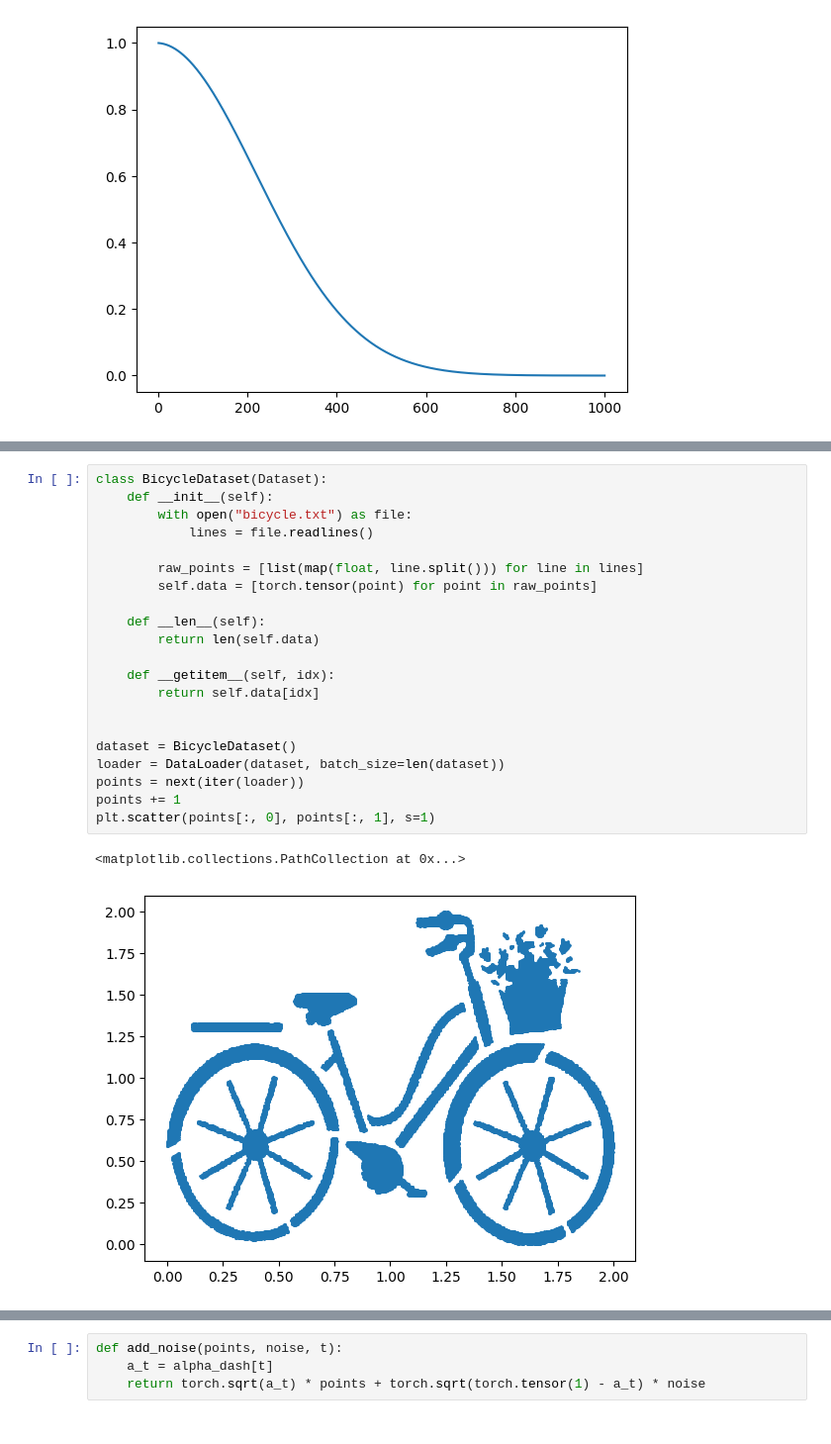
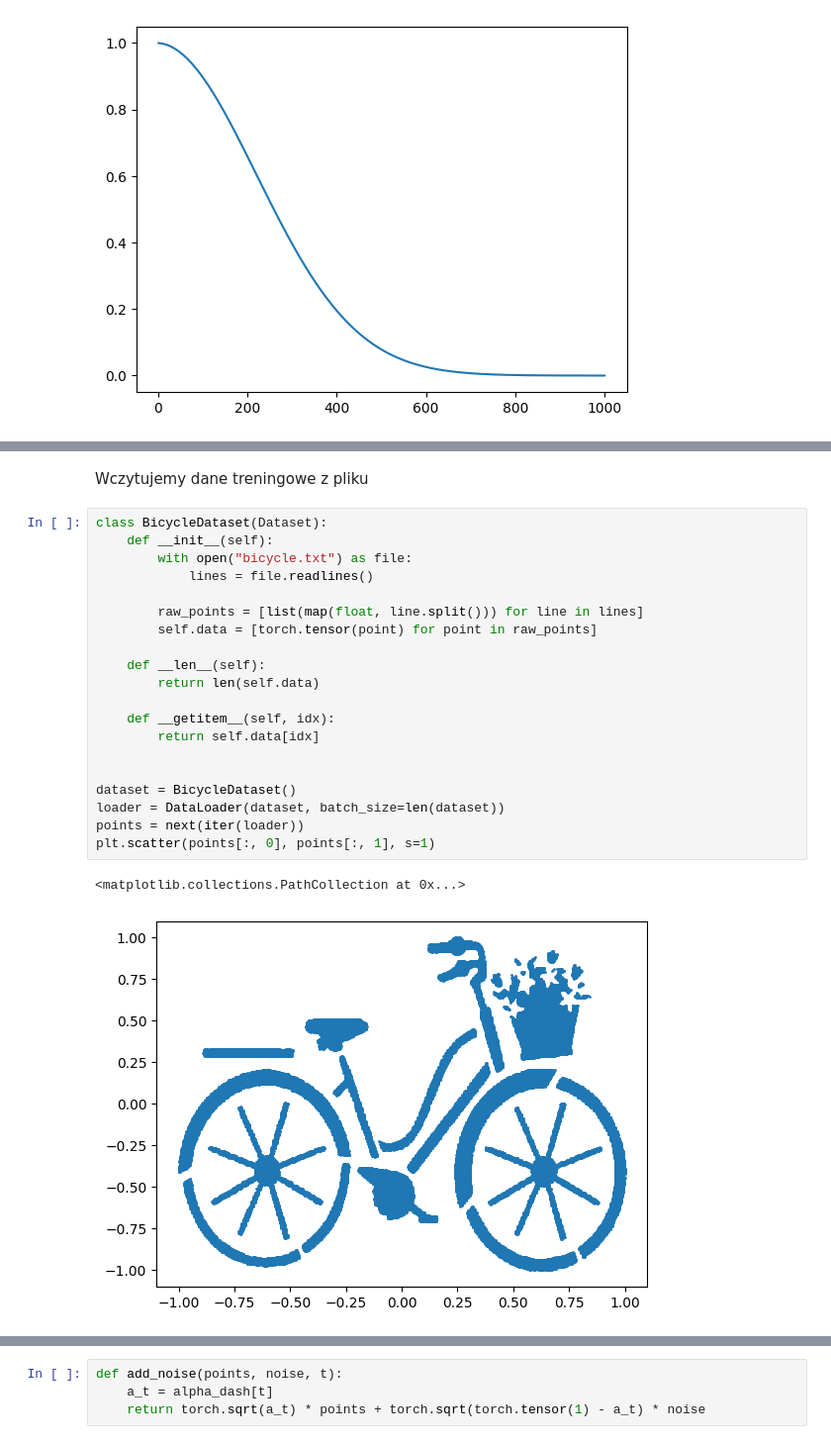
Before and after one commit to BlazejNowicki/obrazy, a Jupyter notebook: lab5/lab5.ipynb, the cells around one changed output, grey strips where cells are left out. Shown at 99% size. Cells and saved outputs as stored; diff of their text form.

```diff
--- a/lab5/lab5.ipynb
+++ b/lab5/lab5.ipynb
@@ -36,24 +48,25 @@ Reat the dataset
+# %% [markdown]
+Wczytujemy dane treningowe z pliku
 # %%
 class BicycleDataset(Dataset):
     def __init__(self):
         with open("bicycle.txt") as file:
             lines = file.readlines()
 
         raw_points = [list(map(float, line.split())) for line in lines]
         self.data = [torch.tensor(point) for point in raw_points]
 
     def __len__(self):
         return len(self.data)
 
     def __getitem__(self, idx):
         return self.data[idx]
 
 
 dataset = BicycleDataset()
 loader = DataLoader(dataset, batch_size=len(dataset))
 points = next(iter(loader))
-points += 1
 plt.scatter(points[:, 0], points[:, 1], s=1)
 # %% [output]
 <matplotlib.collections.PathCollection at 0x...>
-[figure, old version]
+[figure, new version]
```
Also changed, not shown: parts of 26 cells of this notebook, 1 other file.
